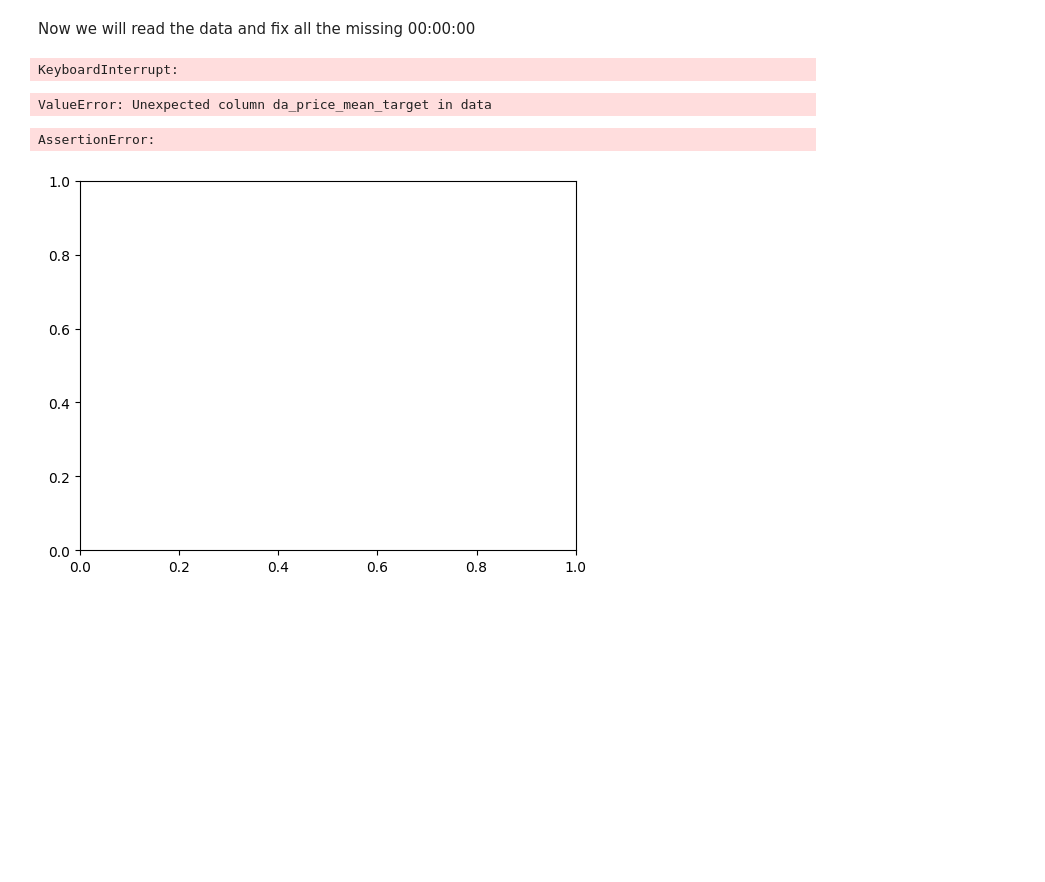
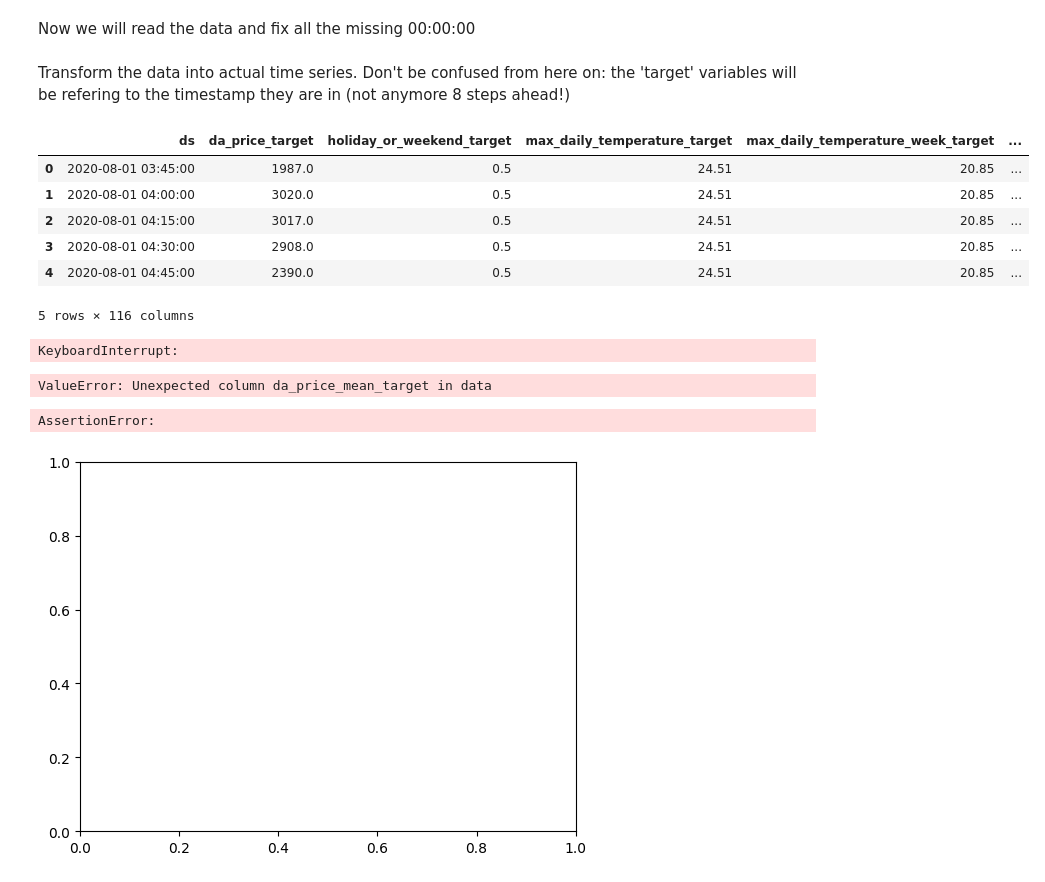
Before and after one commit to 2Duffman/Symbolic-Regression, a Jupyter notebook: prophet.ipynb, the cells around one changed output. Cells and saved outputs as stored; diff of their text form; code cells hidden in the pictures; blank space fills up the shorter version.

Commit message:
fix time series

```diff
--- a/prophet.ipynb
+++ b/prophet.ipynb
@@ -59,26 +59,44 @@ data['day'] = data['delivery_start'].dt.dayofyear
 data['time'] = data['delivery_start'].dt.hour * 60 + data['delivery_start'].dt.minute
 
 # Create cyclic representations of 'day' and 'time'
-data['day_sin'] = np.sin(2 * np.pi * data['day'] / 365)
-data['day_cos'] = np.cos(2 * np.pi * data['day'] / 365)
-data['time_sin'] = np.sin(2 * np.pi * data['time'] / 1440)
-data['time_cos'] = np.cos(2 * np.pi * data['time'] / 1440)
+#data['day_sin'] = np.sin(2 * np.pi * data['day'] / 365)
+#data['day_cos'] = np.cos(2 * np.pi * data['day'] / 365)
+#data['time_sin'] = np.sin(2 * np.pi * data['time'] / 1440)
+#data['time_cos'] = np.cos(2 * np.pi * data['time'] / 1440)
 
 # Drop 'day' and 'time' columns
 data = data.drop(['day', 'time', 'floor_day_target'], axis=1)
 data = data.rename(columns={'delivery_start': 'ds', target: 'y'})
 
 columnsToKeep = ['ds','y']
-lagged_regressors_List = []
-future_regressors_List = []
+lagged_regressors_list = []
+future_regressors_list = []
 for col in data.columns:
       if 'target' in col:
-          future_regressors_List.append(col)
+          future_regressors_list.append(col)
       elif 'latest' in col:
-          lagged_regressors_List.append(col)
+          lagged_regressors_list.append(col)
 
 # this removes all columns not 'ds','y' or any regressors
-data = data[data.columns.intersection(np.concatenate((columnsToKeep, lagged_regressors_List, future_regressors_List)))]
+data = data[data.columns.intersection(np.concatenate((columnsToKeep, lagged_regressors_list, future_regressors_list)))]
+# %% [markdown]
+Transform the data into actual time series. Don't be confused from here on: the 'target' variables will be refering to the timestamp they are in (not anymore 8 steps ahead!)
+# %%
+# Shift the columns in future_regressors_list and 'y' down by 8 rows
+for col in future_regressors_list + ['y']:
+    data[col] = data[col].shift(8)
+
+# Drop the first 8 rows
+data = data.dropna().reset_index(drop=True)
+data.head()
+# %% [output]
+|  | ds | da_price_target | holiday_or_weekend_target | max_daily_temperature_target | max_daily_temperature_week_target | ... |
+| 0 | 2020-08-01 03:45:00 | 1987.0 | 0.5 | 24.51 | 20.85 | ... |
+| 1 | 2020-08-01 04:00:00 | 3020.0 | 0.5 | 24.51 | 20.85 | ... |
+| 2 | 2020-08-01 04:15:00 | 3017.0 | 0.5 | 24.51 | 20.85 | ... |
+| 3 | 2020-08-01 04:30:00 | 2908.0 | 0.5 | 24.51 | 20.85 | ... |
+| 4 | 2020-08-01 04:45:00 | 2390.0 | 0.5 | 24.51 | 20.85 | ... |
+5 rows × 116 columns
 # %%
 model = NeuralProphet(
     #n_forecasts=1,
```
